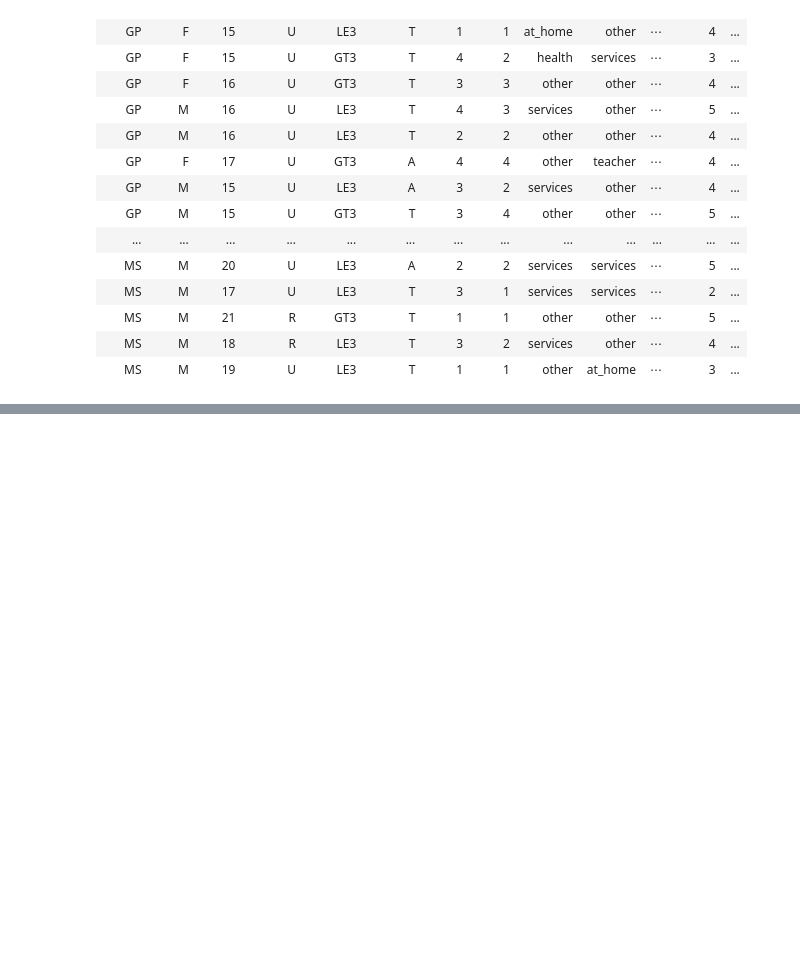
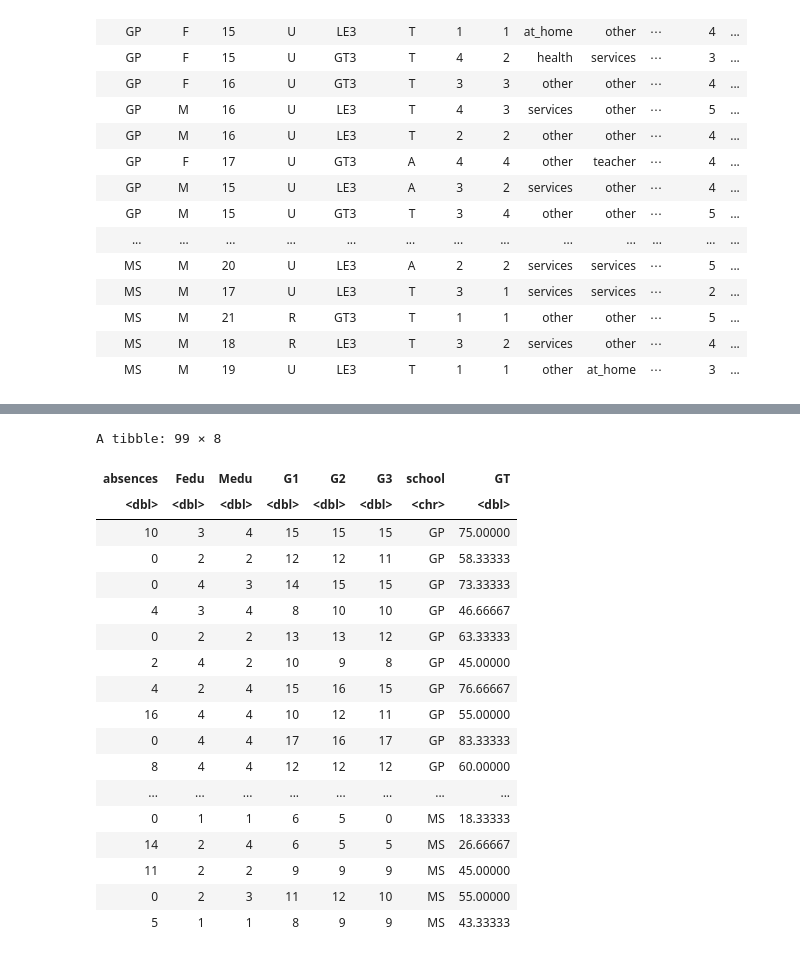
Before and after one commit to sweetmidnights/T1-008-DataScienceProject-32, a Jupyter notebook: Read Dataset.ipynb, the cells around one changed output, grey strips where cells are left out. Drawn from its saved outputs; the diff is of its cells as text; code cells hidden in the pictures; blank space fills up the shorter version.

```diff
--- a/Read Dataset.ipynb
+++ b/Read Dataset.ipynb
@@ -93,0 +124,26 @@ A tibble: 395 × 7
+# %%
+student_performance <- dataset_test |>
+              select(absences, Fedu, Medu, G1, G2, G3, school) |>
+              mutate(GT = ((G1 + G2 + G3) / 3)* 5) #calculating the average for the data
+
+student_performance
+# %% [output]
+A tibble: 99 × 8
+| absences | Fedu | Medu | G1 | G2 | G3 | school | GT |
+| <dbl> | <dbl> | <dbl> | <dbl> | <dbl> | <dbl> | <chr> | <dbl> |
+| 10 | 3 | 4 | 15 | 15 | 15 | GP | 75.00000 |
+| 0 | 2 | 2 | 12 | 12 | 11 | GP | 58.33333 |
+| 0 | 4 | 3 | 14 | 15 | 15 | GP | 73.33333 |
+| 4 | 3 | 4 | 8 | 10 | 10 | GP | 46.66667 |
+| 0 | 2 | 2 | 13 | 13 | 12 | GP | 63.33333 |
+| 2 | 4 | 2 | 10 | 9 | 8 | GP | 45.00000 |
+| 4 | 2 | 4 | 15 | 16 | 15 | GP | 76.66667 |
+| 16 | 4 | 4 | 10 | 12 | 11 | GP | 55.00000 |
+| 0 | 4 | 4 | 17 | 16 | 17 | GP | 83.33333 |
+| 8 | 4 | 4 | 12 | 12 | 12 | GP | 60.00000 |
+| ... | ... | ... | ... | ... | ... | ... | ... |
+| 0 | 1 | 1 | 6 | 5 | 0 | MS | 18.33333 |
+| 14 | 2 | 4 | 6 | 5 | 5 | MS | 26.66667 |
+| 11 | 2 | 2 | 9 | 9 | 9 | MS | 45.00000 |
+| 0 | 2 | 3 | 11 | 12 | 10 | MS | 55.00000 |
+| 5 | 1 | 1 | 8 | 9 | 9 | MS | 43.33333 |
```
Also changed, not shown: parts of 5 cells of this notebook.
